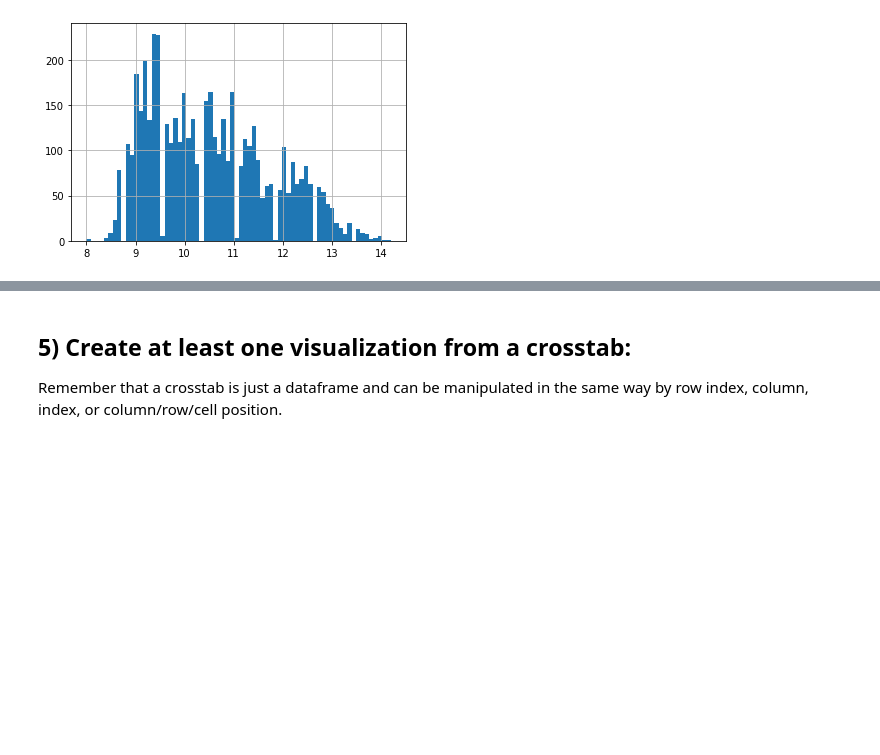
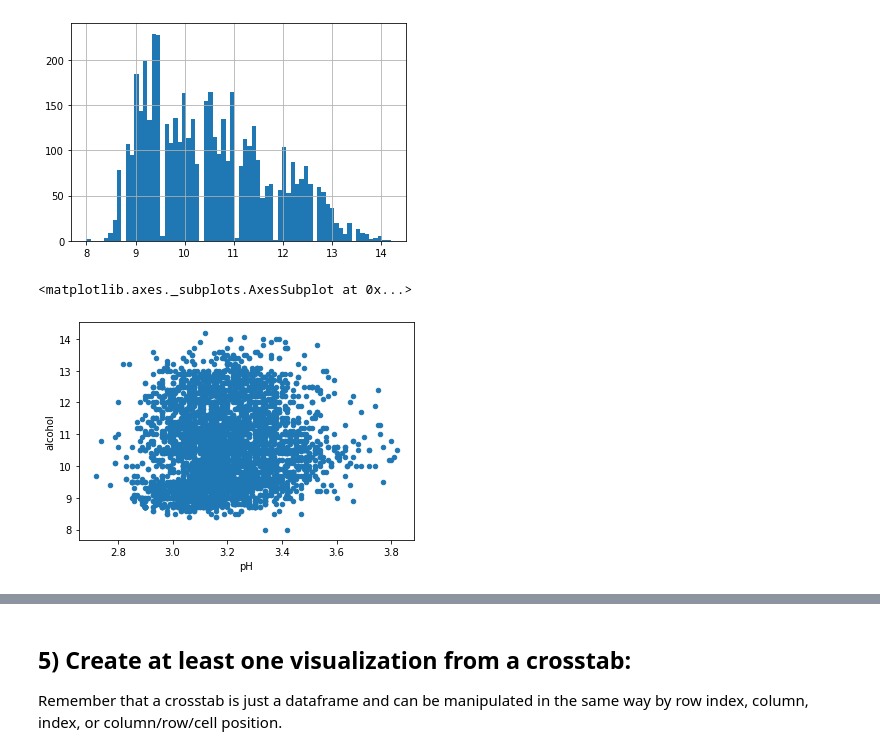
Before and after one commit to daniela500/DS-Unit-1-Sprint-1-Data-Wrangling-and-Storytelling, a Jupyter notebook: module1-exploratory-data-analysis/LS_DS_111_Exploratory_Data_Analysis_Assignment.ipynb, the cells around one changed output, grey strips where cells are left out. Cells and saved outputs as stored; diff of their text form; code cells hidden in the pictures; blank space fills up the shorter version.

```diff
--- a/module1-exploratory-data-analysis/LS_DS_111_Exploratory_Data_Analysis_Assignment.ipynb
+++ b/module1-exploratory-data-analysis/LS_DS_111_Exploratory_Data_Analysis_Assignment.ipynb
@@ -227,3 +229,8 @@ redwine['pH'].hist(bins=70)
 whitewine['alcohol'].hist(bins=70);
 # %% [output]
 [figure]
+# %%
+whitewine.plot.scatter('pH','alcohol')
+# %% [output]
+<matplotlib.axes._subplots.AxesSubplot at 0x...>
+[figure, added]
```
Also changed, not shown: parts of 7 cells of this notebook.
